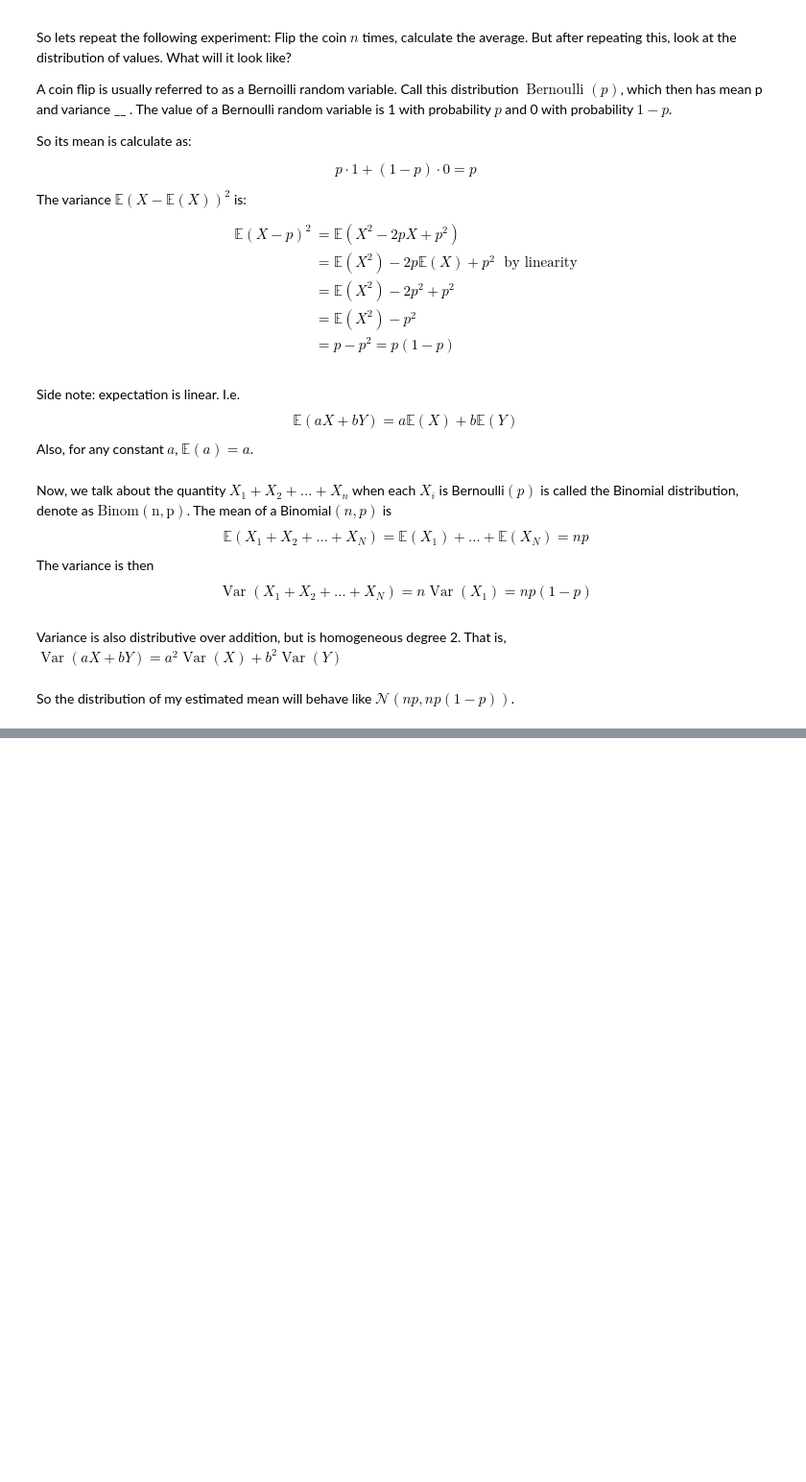
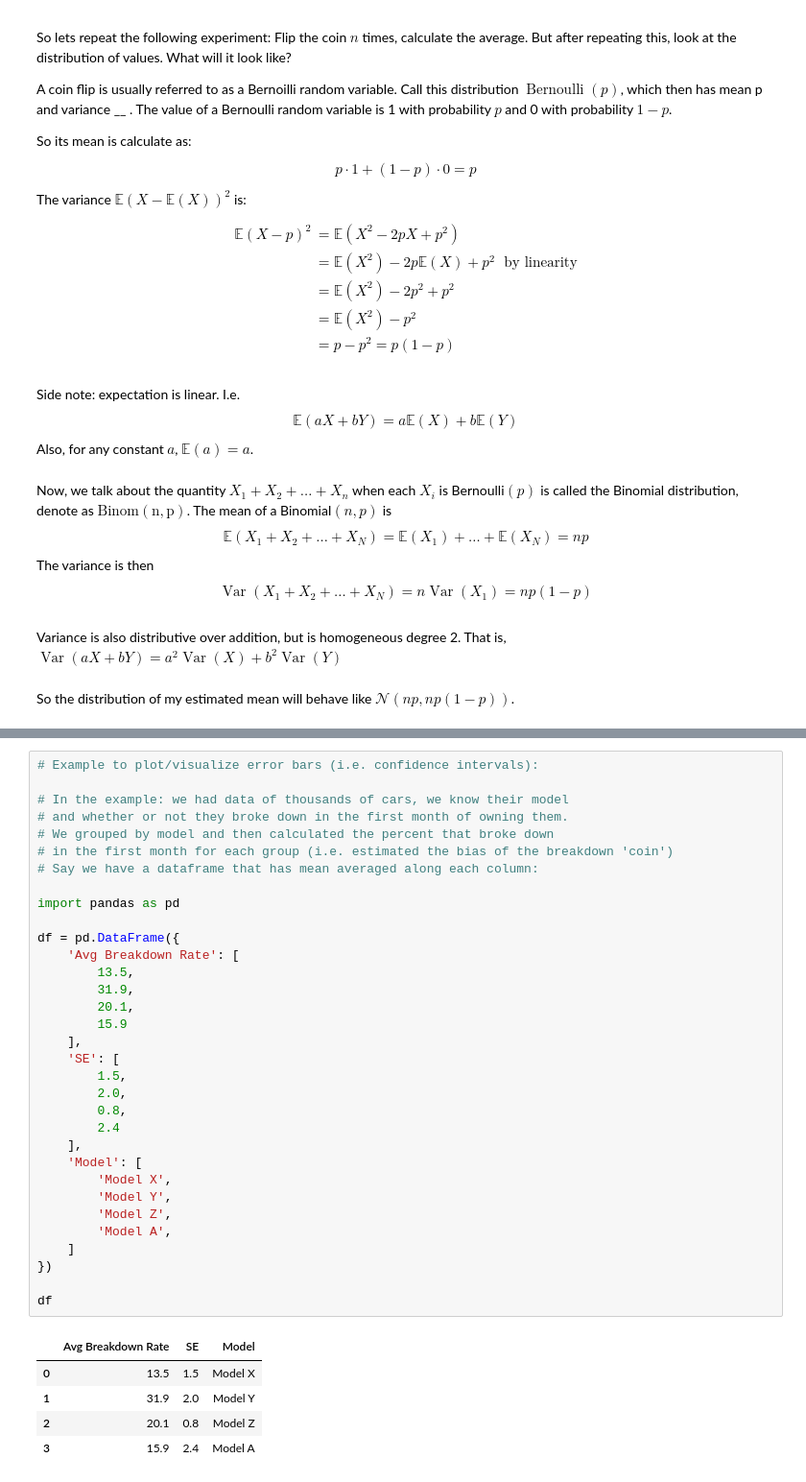
Before and after one commit to jtanderson/COSC-311-Fall2021, a Jupyter notebook: Probability.ipynb, the cells around one changed output, grey strips where cells are left out. Shown at 96% size. Cells and saved outputs as stored; diff of their text form; blank space fills up the shorter version.

```diff
--- a/Probability.ipynb
+++ b/Probability.ipynb
@@ -267,0 +316,39 @@ binom_draw(10,0.2)
+# %%
+# Example to plot/visualize error bars (i.e. confidence intervals):
+
+# In the example: we had data of thousands of cars, we know their model
+# and whether or not they broke down in the first month of owning them.
+# We grouped by model and then calculated the percent that broke down
+# in the first month for each group (i.e. estimated the bias of the breakdown 'coin')
+# Say we have a dataframe that has mean averaged along each column:
+
+import pandas as pd
+
+df = pd.DataFrame({
+    'Avg Breakdown Rate': [
+        13.5,
+        31.9,
+        20.1,
+        15.9
+    ],
+    'SE': [
+        1.5,
+        2.0,
+        0.8,
+        2.4
+    ],
+    'Model': [
+        'Model X',
+        'Model Y',
+        'Model Z',
+        'Model A',
+    ]
+})
+
+df
+# %% [output]
+|  | Avg Breakdown Rate | SE | Model |
+| 0 | 13.5 | 1.5 | Model X |
+| 1 | 31.9 | 2.0 | Model Y |
+| 2 | 20.1 | 0.8 | Model Z |
+| 3 | 15.9 | 2.4 | Model A |
```
Also changed, not shown: parts of 15 cells of this notebook.
